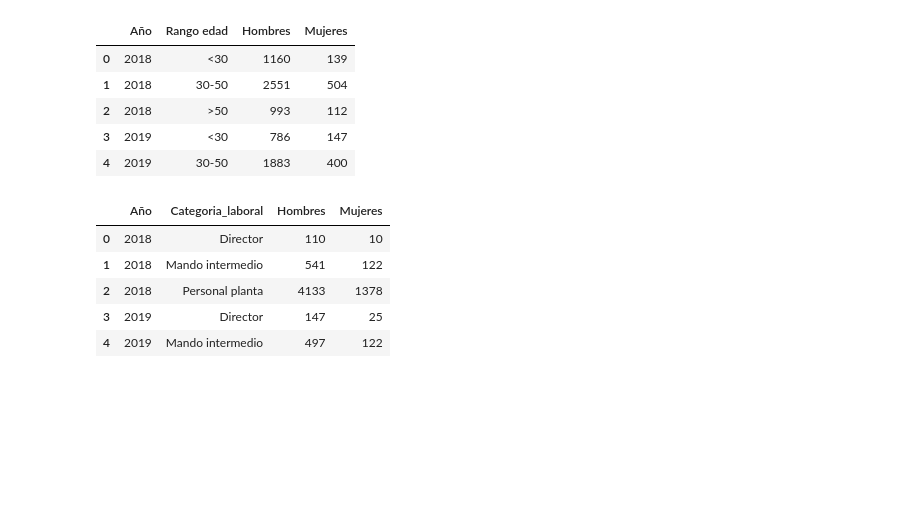
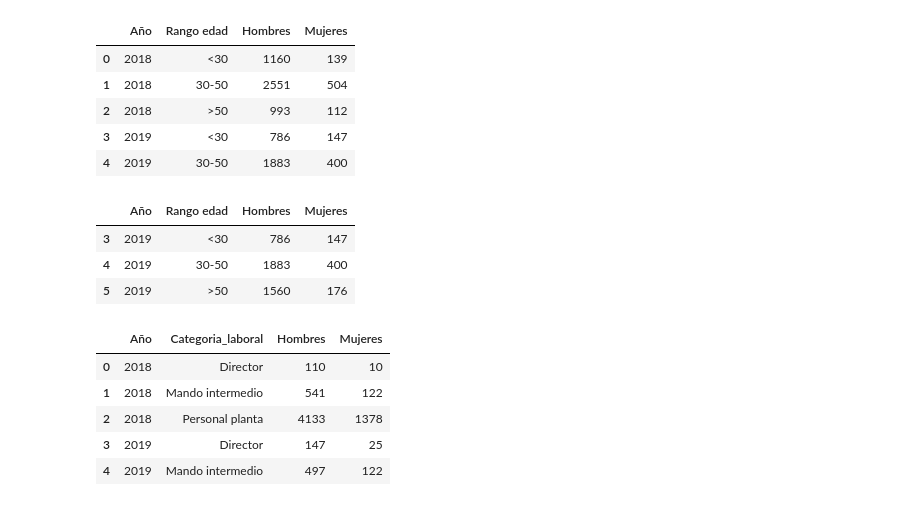
Before and after one commit to sarasabino/Accident_Rate_Project, a Jupyter notebook: Src/Notebooks/02_Exploratory_Staff_data.ipynb, the cells around one changed output. Saved outputs shown, nothing was run; the diff lists cells and outputs as text; code cells hidden in the pictures; blank space fills up the shorter version.

```diff
--- a/Src/Notebooks/02_Exploratory_Staff_data.ipynb
+++ b/Src/Notebooks/02_Exploratory_Staff_data.ipynb
@@ -45,6 +47,14 @@ int_empl_age.head()
 | 2 | 2018 | >50 | 993 | 112 |
 | 3 | 2019 | <30 | 786 | 147 |
 | 4 | 2019 | 30-50 | 1883 | 400 |
+# %%
+int_empl_age[int_empl_age['Año']==2019
+             ]
+# %% [output]
+|  | Año | Rango edad | Hombres | Mujeres |
+| 3 | 2019 | <30 | 786 | 147 |
+| 4 | 2019 | 30-50 | 1883 | 400 |
+| 5 | 2019 | >50 | 1560 | 176 |
 # %%
 int_empl_category = pd.read_excel('Datos_plantilla.xlsx',sheet_name='int_categoria')
 int_empl_category.head()
```
Also changed, not shown: parts of 12 cells of this notebook.
